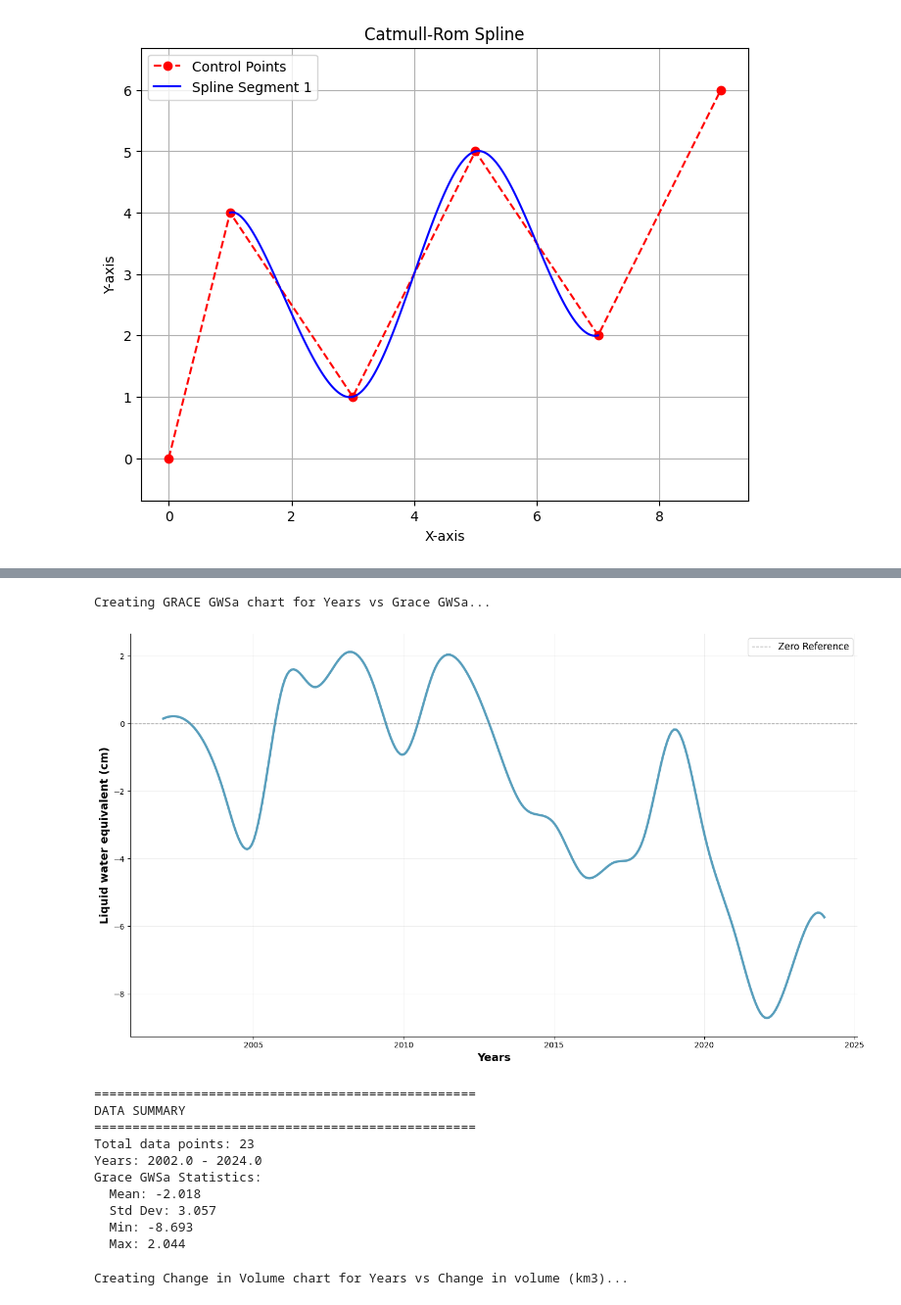
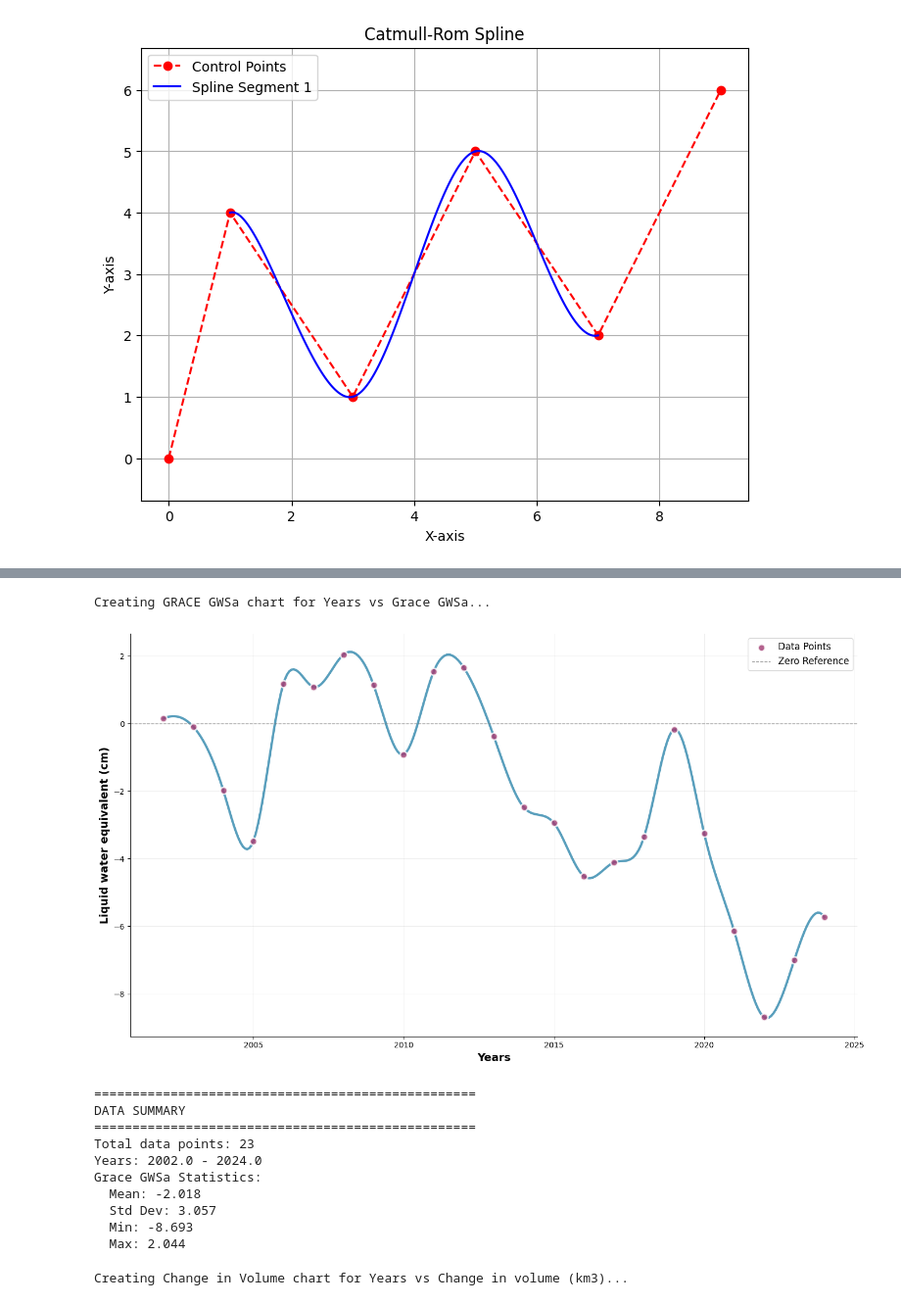
Before and after one commit to anomaitech/GSL-basin, a Jupyter notebook: figures.ipynb, the cells around one changed output, grey strips where cells are left out. Shown at 98% size. Cells and saved outputs as stored; diff of their text form; code cells hidden in the pictures.

Commit message:
compete figures

```diff
--- a/figures.ipynb
+++ b/figures.ipynb
@@ -137,14 +137,14 @@ def create_grace_gwsa_chart(df):
                 )
 
     # Plot original data points
-    # ax.scatter(years, gwsa,
-    #            color='#A23B72',
-    #            s=80,
-    #            alpha=0.8,
-    #            edgecolor='white',
-    #            linewidth=2,
-    #            zorder=5,
-    #            label='Data Points')
+    ax.scatter(years, gwsa,
+               color='#A23B72',
+               s=80,
+               alpha=0.8,
+               edgecolor='white',
+               linewidth=2,
+               zorder=5,
+               label='Data Points')
 
     # Add zero reference line
     ax.axhline(y=0, color='gray', linestyle='--', alpha=0.7, linewidth=1, label='Zero Reference')
@@ -166,34 +166,34 @@ def create_grace_gwsa_chart(df):
 
     plt.tight_layout()
     plt.show()
 
     return fig, ax, clean_df
 
 # Execute the plotting
 print("Creating GRACE GWSa chart for Years vs Grace GWSa...")
 
 # Check if the required columns exist
 if 'Years' in df_grace.columns and 'Grace GWSa' in df_grace.columns:
     fig, ax, clean_data = create_grace_gwsa_chart(df_grace)
 
     # Display data summary
     print(f"\n{'='*50}")
     print("DATA SUMMARY")
     print(f"{'='*50}")
     print(f"Total data points: {len(clean_data)}")
     print(f"Years: {clean_data['Years'].min()} - {clean_data['Years'].max()}")
     print(f"Grace GWSa Statistics:")
     print(f"  Mean: {clean_data['Grace GWSa'].mean():.3f}")
     print(f"  Std Dev: {clean_data['Grace GWSa'].std():.3f}")
     print(f"  Min: {clean_data['Grace GWSa'].min():.3f}")
     print(f"  Max: {clean_data['Grace GWSa'].max():.3f}")
 
 else:
     print("Error: Required columns 'Years' and 'Grace GWSa' not found in the dataset.")
     print("Available columns:", df_grace.columns.tolist())
 # %% [output]
 Creating GRACE GWSa chart for Years vs Grace GWSa...
-[figure, old version]
+[figure, new version]
 ==================================================
 DATA SUMMARY
 ==================================================
```
Also changed, not shown: parts of 3 cells of this notebook.
